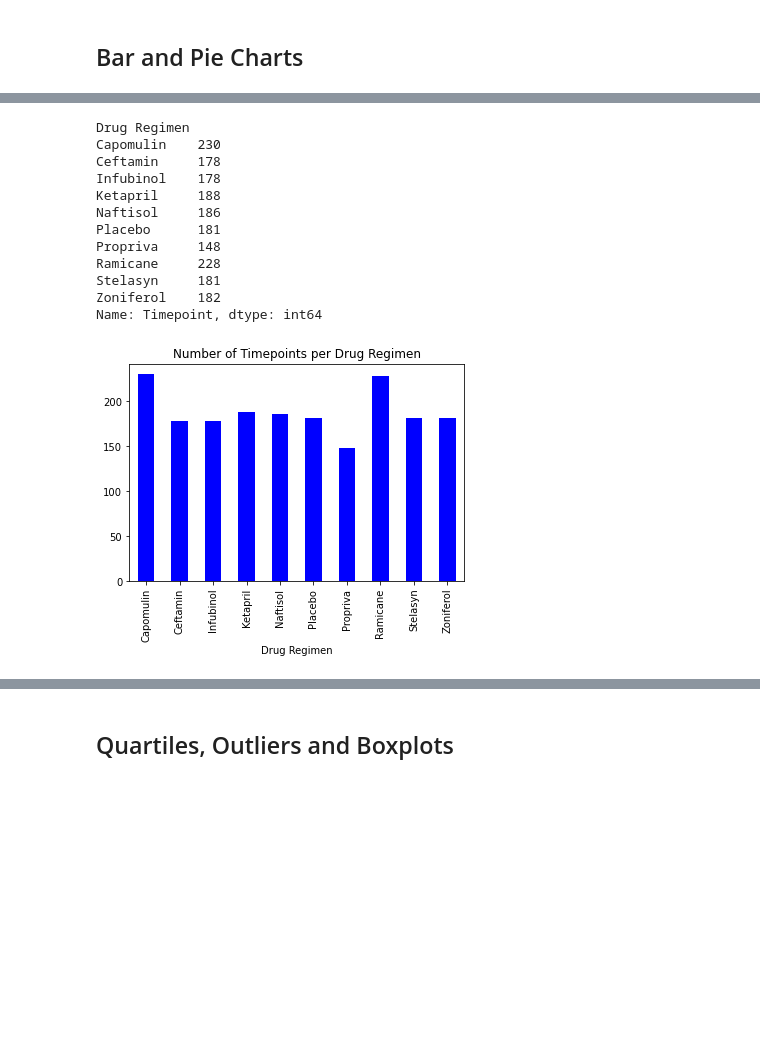
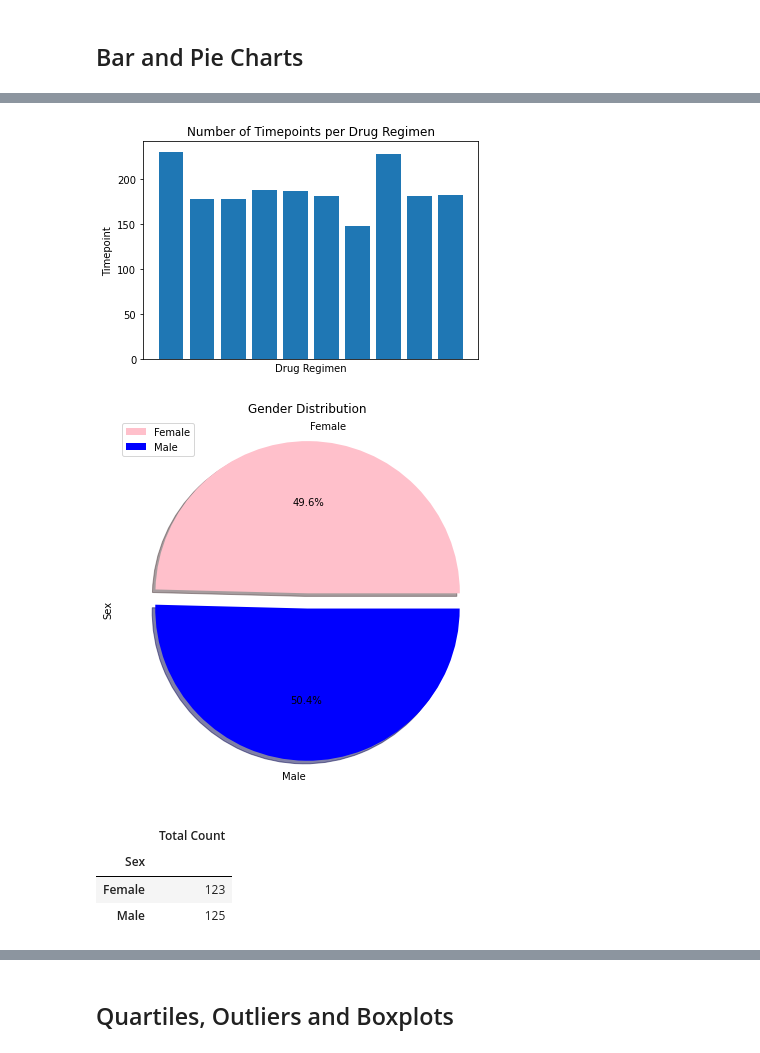
Before and after one commit to mandie021/Pymaceuticals, a Jupyter notebook: pymaceuticals_starter.ipynb, the cells around one changed output, grey strips where cells are left out. Drawn from its saved outputs; the diff is of its cells as text; code cells hidden in the pictures; blank space fills up the shorter version.

```diff
--- a/pymaceuticals_starter.ipynb
+++ b/pymaceuticals_starter.ipynb
@@ -140,29 +140,26 @@ plt.show()
 # %%
 # Generate a bar plot showing the total number of timepoints for all mice tested for each drug regimen using pyplot.
 
 #newgroupby with 'Timepoint' and  'Drug Regimen' #count the timepoints for each drug
 
 timepoint_values = clean_study.groupby(['Drug Regimen'])['Timepoint'].count()
 timepoint_values
 
 #plot in pyplt (df = groupby.plotbar())
-time_pyplt = timepoint_values.plot(kind="bar", facecolor= "blue")
+#time_pyplt = timepoint_values.plot(kind="bar", facecolor= "blue")
 
 
 #plt title "Number of Timepoints per Drug Regimen"
+#plt.title("Number of Timepoints per Drug Regimen")
+#timepoint_values
+
+#data = [23,85, 72, 43, 52]
+labels = clean_study.groupby(['Drug Regimen'])
+plt.xticks(timepoint_values), labels
+plt.xlabel('Drug Regimen')
+plt.ylabel('Timepoint')
 plt.title("Number of Timepoints per Drug Regimen")
-timepoint_values
+plt.bar(range(len(timepoint_values)), timepoint_values)
+plt.show()
 # %% [output]
-Drug Regimen
-Capomulin    230
-Ceftamin     178
-Infubinol    178
-Ketapril     188
-Naftisol     186
-Placebo      181
-Propriva     148
-Ramicane     228
-Stelasyn     181
-Zoniferol    182
-Name: Timepoint, dtype: int64
-[figure, old version]
+[figure, new version]
@@ -172,0 +166,33 @@ Name: Timepoint, dtype: int64
+# %%
+# Generate a pie plot showing the distribution of female versus male mice using Pandas
+
+#genders to get the plot
+
+mice_gender = clean_study.groupby(["Mouse ID","Sex"])
+mice_gender
+
+gender_df = pd.DataFrame(mice_gender.size())
+gender_df
+
+#create df for total counts - 123 female, 125 male
+final_gender = pd.DataFrame(gender_df.groupby(["Sex"]).count())
+final_gender.columns = ["Total Count"]
+final_gender
+
+#colors
+colors = ['pink', 'blue']
+
+#create piechart based on values
+explode = (0.1,0)
+gender_pie = final_gender.plot.pie(y="Total Count", explode=explode, colors= colors,figsize=(12,7),shadow = True, autopct="%1.1f%%")
+plt.title('Gender Distribution')
+plt.ylabel('Sex')
+plt.legend(loc="upper left")
+plt.show()
+final_gender
+# %% [output]
+[figure, added]
+|  | Total Count |
+| Sex |  |
+| Female | 123 |
+| Male | 125 |
```
Also changed, not shown: parts of 6 cells of this notebook.
